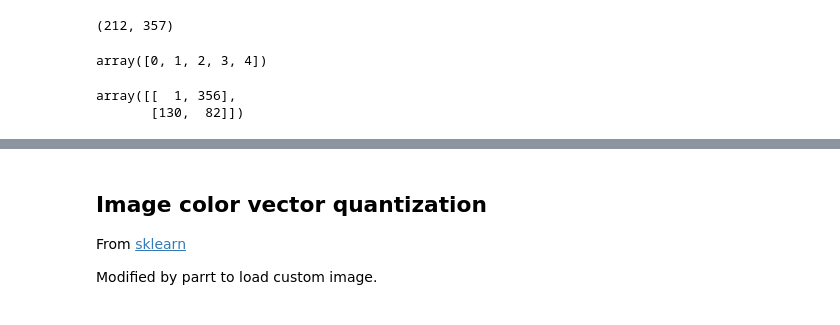
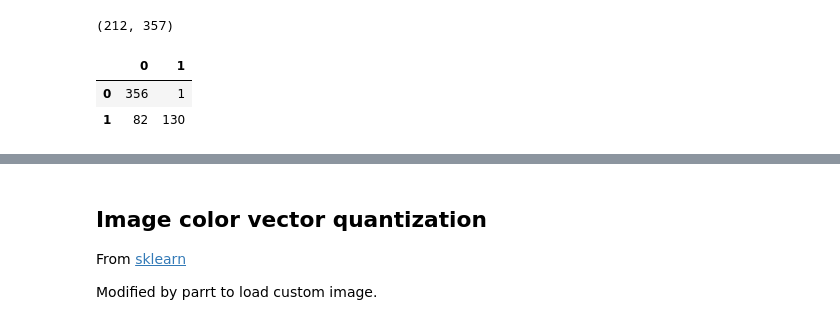
Before and after one commit to parrt/msds621, a Jupyter notebook: notebooks/clustering/kmeans.ipynb, the cells around one changed output, grey strips where cells are left out. Saved outputs shown, nothing was run; the diff lists cells and outputs as text; code cells hidden in the pictures.

```diff
--- a/notebooks/clustering/kmeans.ipynb
+++ b/notebooks/clustering/kmeans.ipynb
@@ -84,21 +136,18 @@ benign = np.where(y==1)[0]
 len(cancer), len(benign)
 # %% [output]
 (212, 357)
-# %%
-cancer[:5]
-# %% [output]
-array([0, 1, 2, 3, 4])
 # %%
 kmeans = KMeans(n_clusters=2, init='k-means++')
 kmeans.fit(X)
 y_pred = kmeans.predict(X)
 
 true_benign = np.unique(y_pred[benign], return_counts=True)[1]
 true_cancer = np.unique(y_pred[cancer], return_counts=True)[1]
 conf_matrix = np.concatenate([[true_benign],
                               [true_cancer]], axis=0)
 
-conf_matrix
+pd.DataFrame(conf_matrix)
 # %% [output]
-array([[  1, 356],
-       [130,  82]])
+|  | 0 | 1 |
+| 0 | 356 | 1 |
+| 1 | 82 | 130 |
```
Also changed, not shown: parts of 15 cells of this notebook, 1 other file.
